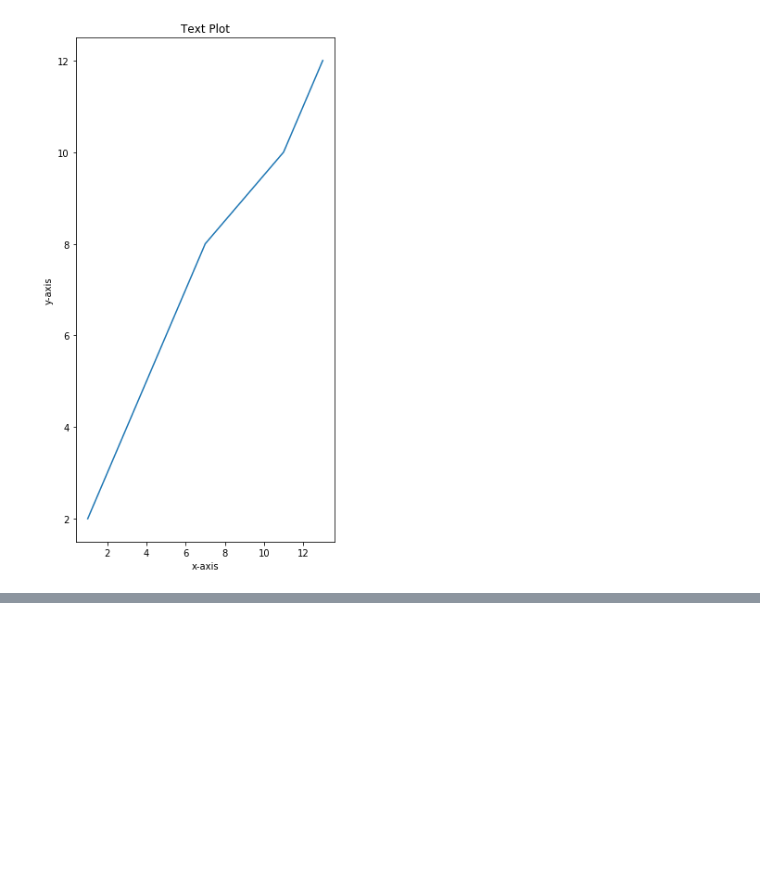
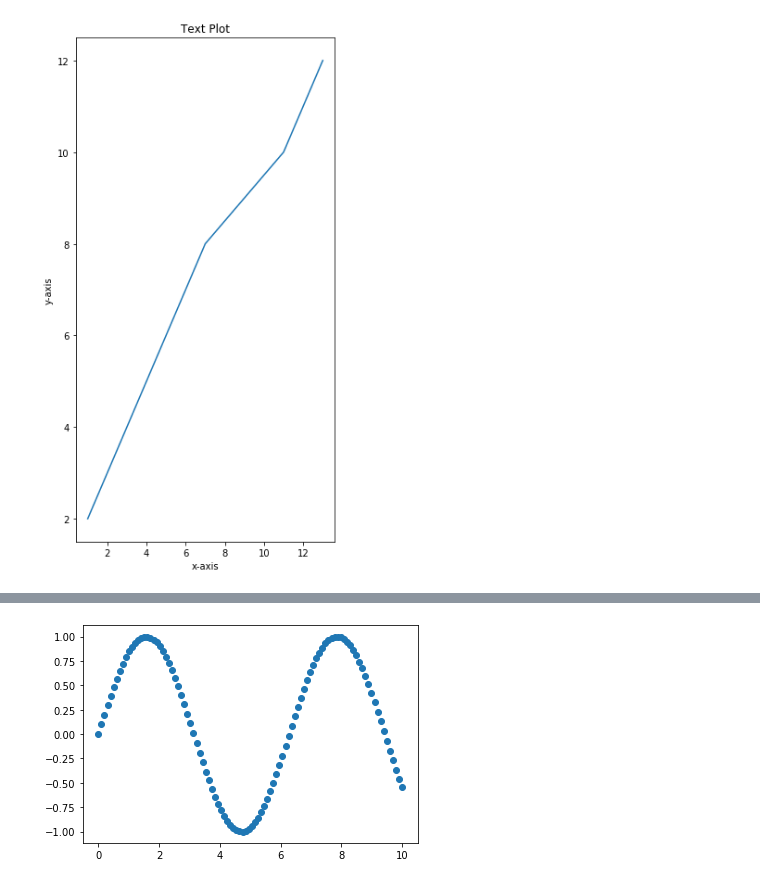
Before and after one commit to yukti845/Data-Science-1, a Jupyter notebook: Day 9/Introduction to Matplotlib.ipynb, the cells around one changed output, grey strips where cells are left out. Saved outputs shown, nothing was run; the diff lists cells and outputs as text; code cells hidden in the pictures; blank space fills up the shorter version.

```diff
--- a/Day 9/Introduction to Matplotlib.ipynb
+++ b/Day 9/Introduction to Matplotlib.ipynb
@@ -118,0 +170,5 @@ fig.savefig("./images/test_plot.png")
+# %%
+fig , ax = plt.subplots()
+ax.scatter(x, np.sin(x));
+# %% [output]
+[figure, added]
```
Also changed, not shown: parts of 7 cells of this notebook.
